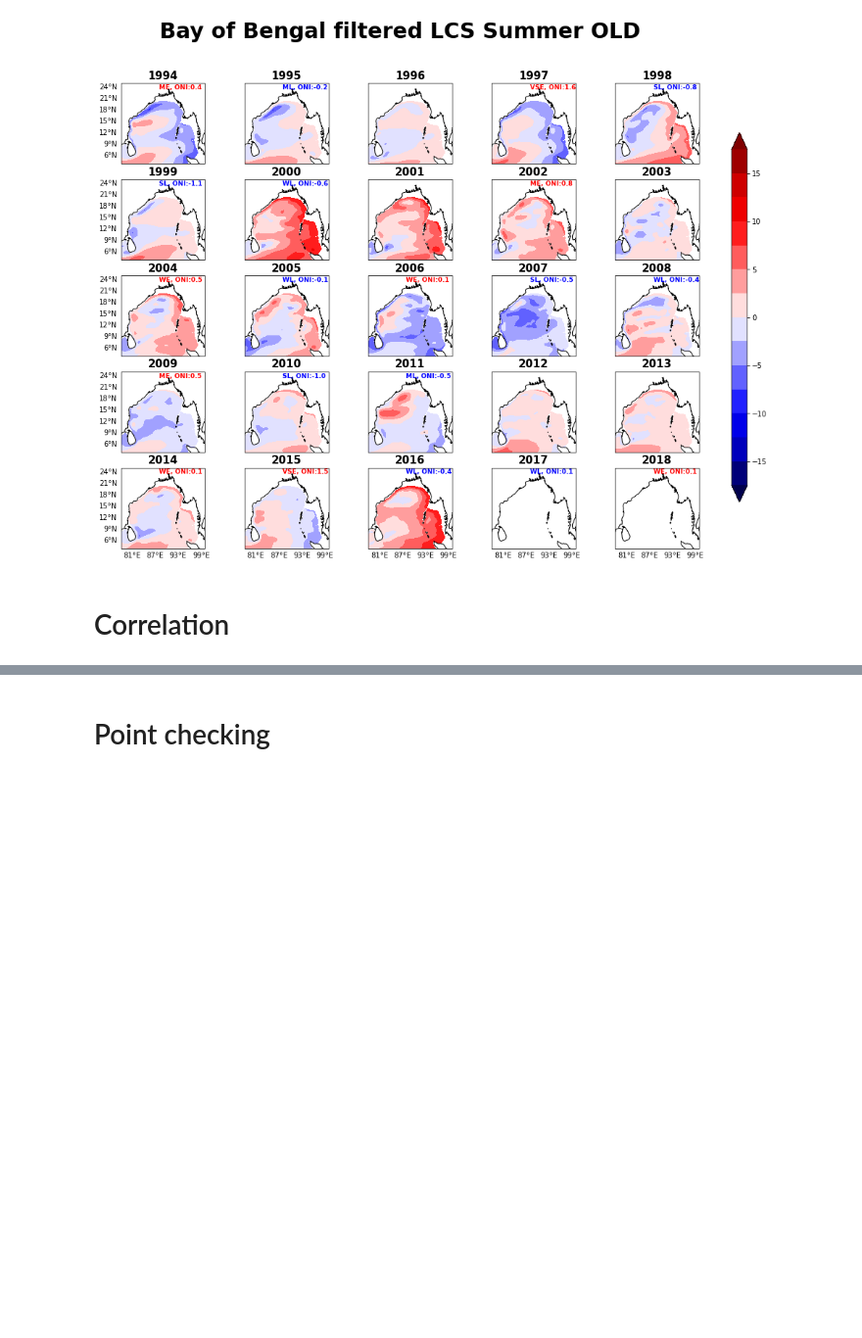
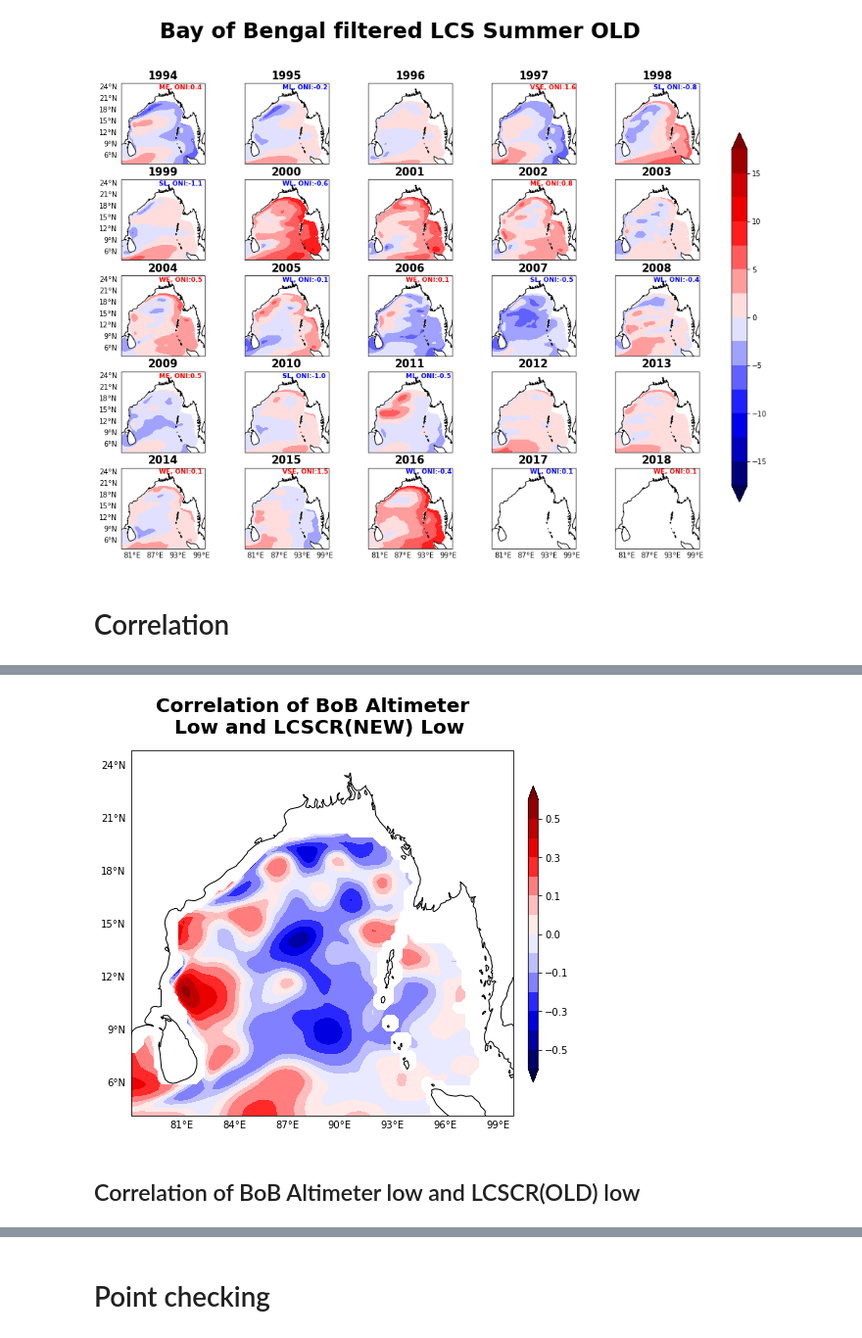
Before and after one commit to ghossh/BoB-Decadal-SLA, a Jupyter notebook: BoB_plots.ipynb, the cells around one changed output, grey strips where cells are left out. Shown at 98% size. Saved outputs shown, nothing was run; the diff lists cells and outputs as text; code cells hidden in the pictures; blank space fills up the shorter version.

```diff
--- a/BoB_plots.ipynb
+++ b/BoB_plots.ipynb
@@ -223,0 +283,14 @@ fig = plt.figure()
+# %%
+## first we need to make the model data as altimeter data
+BoB_lcs_low_inp1 = BoB_lcs_low1.interp_like(BoB_altimeter_low1)
+BoB_lcs_low_inp1=BoB_lcs_low_inp1.interp(latitude=BoB_altimeter_low1.latitude,
+                                       longitude=BoB_altimeter_low1.longitude)
+# %%
+corr_altimter_lcs_low=xr.corr(BoB_altimeter_low1,BoB_lcs_low_inp1,dim='time')
+# %%
+plot(corr_altimter_lcs_low,'Correlation of BoB Altimeter \n Low and LCSCR(NEW) Low',
+    'corr_altimter_lcs_low.jpg')
+# %% [output]
+[figure, added]
+# %% [markdown]
+## Correlation of BoB Altimeter low and LCSCR(OLD) low
```
Also changed, not shown: parts of 49 cells of this notebook, 12 other files.
